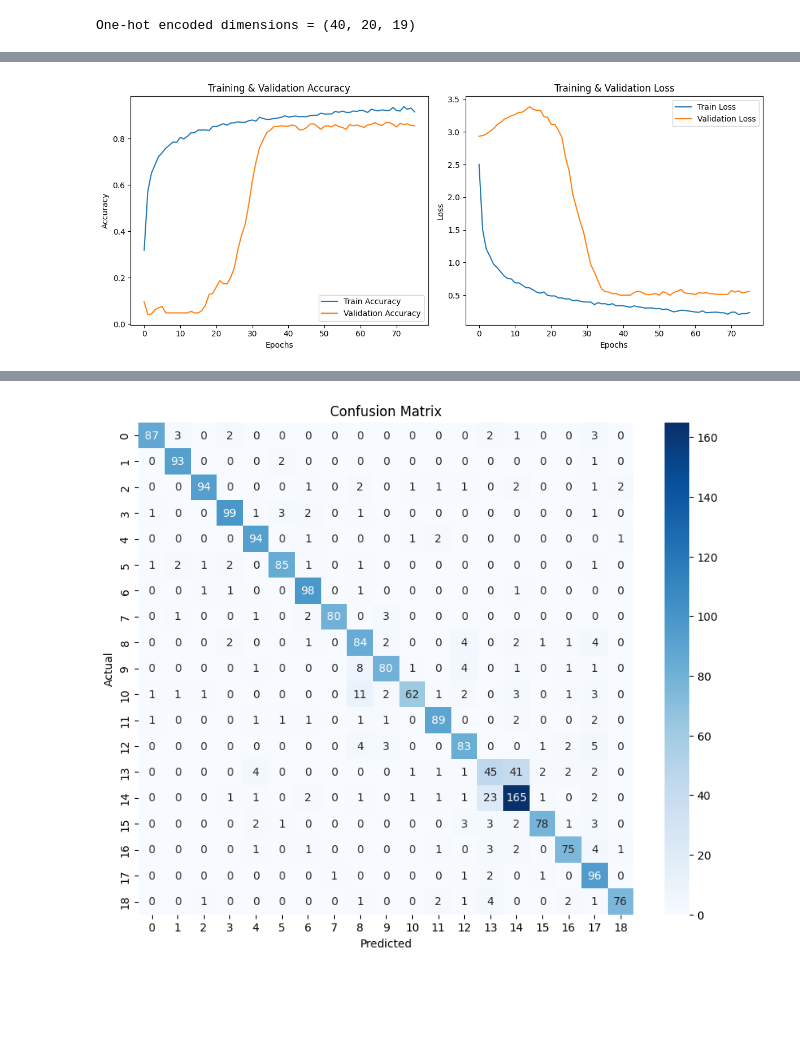
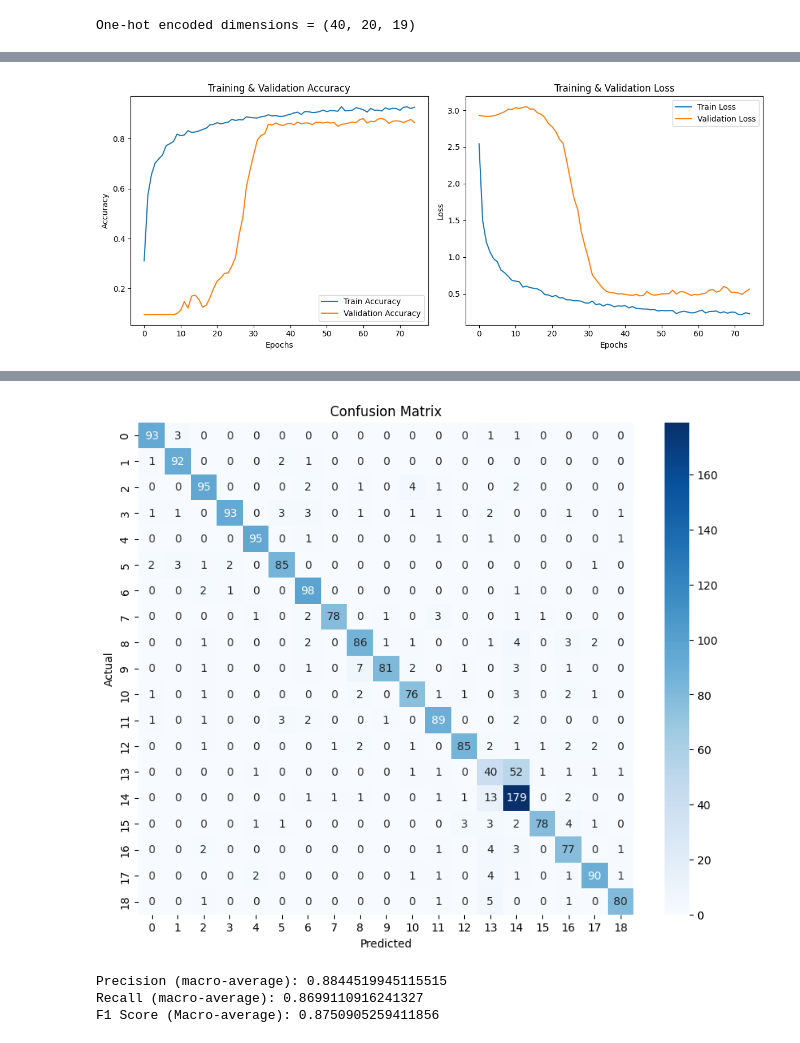
Before and after one commit to aneemesh-bot/aneemesh-bot, a Jupyter notebook: lallulollipop.ipynb, the cells around one changed output, grey strips where cells are left out. Drawn from its saved outputs; the diff is of its cells as text; code cells hidden in the pictures; blank space fills up the shorter version.

```diff
--- a/lallulollipop.ipynb
+++ b/lallulollipop.ipynb
@@ -298,8 +550,7 @@ from tensorflow.keras.callbacks import ModelCheckpoint
 X_train_flat = X_train.reshape(X_train.shape[0], -1)  # Flatten the image for Dense layers
 X_test_flat = X_test.reshape(X_test.shape[0], -1)
 
-# Define the improved Dense Model with added BatchNormalization layers
-# iski mkc aur dense banayenge hum
+
 # model = Sequential([
 #     Dense(512, activation='relu', input_shape=(X_train_flat.shape[1],)),  # Increased neurons in the first layer
 #     BatchNormalization(),
@@ -334,7 +585,8 @@ model = Sequential([
     BatchNormalization(),
     Dropout(0.3),
 
-    Dense(y_train.shape[1], activation='softmax')  # Output layer with number of categories
+    Dense(y_ohe.shape[1], activation='softmax')
+    # Dense(y_train.shape[1], activation='softmax')  # Output layer with number of categories
 ])
 
 # from tensorflow.keras.models import Sequential
@@ -378,7 +630,7 @@ model.summary()
 # no ModelCheckpoint
 early_stopping = EarlyStopping(
     monitor='val_loss',
-    patience=25,  # Stop training if no improvement for 25 epochs
+    patience=30,  # Stop training if no improvement for 25 epochs
     restore_best_weights=True
 )
 
@@ -403,7 +655,7 @@ history = model.fit(
     X_train_flat,
     y_train,
     validation_split=0.2,  # Split part of the training set for validation
-    epochs=100,            # Number of epochs to train
+    epochs=120,            # Number of epochs to train
     batch_size=128,        # Increased batch size for stable gradient updates, trying more. Increasing this -> EarlyStopping patience +
     verbose=1,
     callbacks=[early_stopping, checkpoint_callback]
@@ -455,6 +707,6 @@ Test Accuracy: 0.86
 # %%
 import matplotlib.pyplot as plt
-from sklearn.metrics import confusion_matrix
+from sklearn.metrics import confusion_matrix, f1_score, precision_score, recall_score
 import seaborn as sns
 
 # Plot training history (accuracy and loss over epochs)
@@ -472,31 +724,41 @@ plt.title('Training & Validation Accuracy')
 # Plot Loss
 plt.subplot(1, 2, 2)
 plt.plot(history.history['loss'], label='Train Loss')
 plt.plot(history.history['val_loss'], label='Validation Loss')
 plt.xlabel('Epochs')
 plt.ylabel('Loss')
 plt.legend()
 plt.title('Training & Validation Loss')
 
 plt.tight_layout()
 plt.show()
 
 # Generate predictions on the test set
 y_pred = model.predict(X_test_flat)
 y_pred_classes = np.argmax(y_pred, axis=1)  # Convert predictions to class indices
 y_test_classes = np.argmax(y_test, axis=1)  # True test labels
 
 # Generate the confusion matrix
 conf_matrix = confusion_matrix(y_test_classes, y_pred_classes)
 
 # Plot the confusion matrix using seaborn heatmap
 plt.figure(figsize=(10, 8))
 sns.heatmap(conf_matrix, annot=True, fmt='d', cmap='Blues')
 
 # Set axis labels for the confusion matrix
 plt.xlabel('Predicted')
 plt.ylabel('Actual')
 plt.title('Confusion Matrix')
 plt.show()
+
+precision = precision_score(y_test_classes, y_pred_classes, average='macro')
+recall = recall_score(y_test_classes, y_pred_classes, average='macro')
+
+print("Precision (macro-average):", precision)
+print("Recall (macro-average):", recall)
+
+
+f1 = f1_score(y_test_classes, y_pred_classes, average='macro')
+print("F1 Score (Macro-average):", f1)
 # %% [output]
-[figure, old version]
+[figure, new version]
@@ -504 +766,4 @@ plt.show()
-[figure, old version]
+[figure, new version]
+Precision (macro-average): 0.8844519945115515
+Recall (macro-average): 0.8699110916241327
+F1 Score (Macro-average): 0.8750905259411856
```
Also changed, not shown: parts of 12 cells of this notebook.
